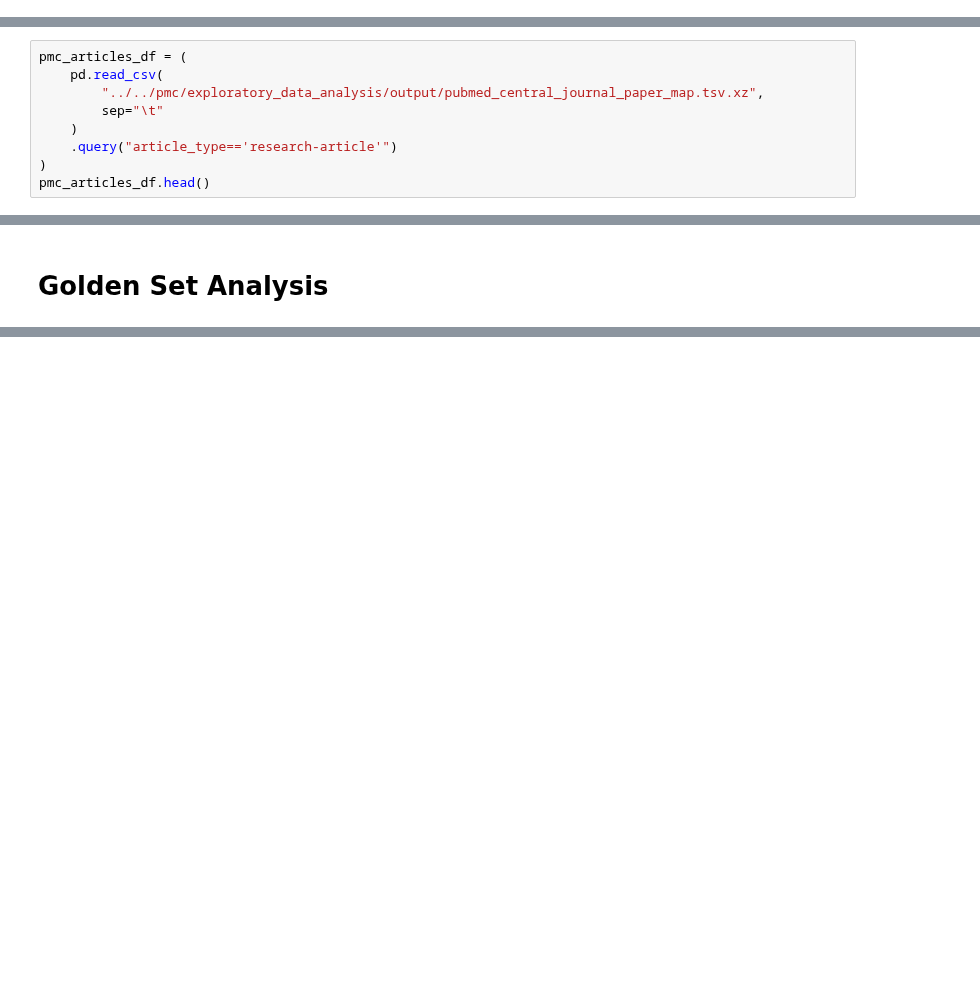
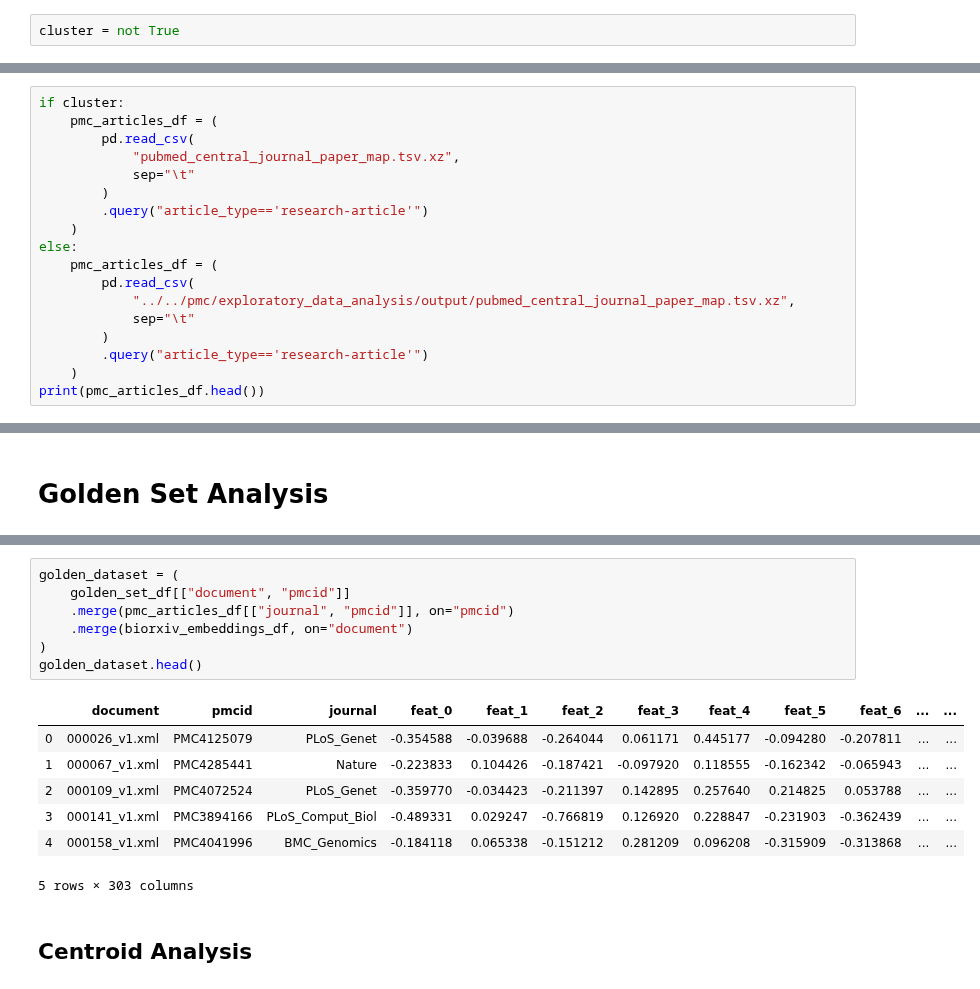
Before and after one commit to greenelab/annorxiver, a Jupyter notebook: biorxiv/journal_tracker/journal_recommendation_experiment.ipynb, the cells around one changed output, grey strips where cells are left out. Saved outputs shown, nothing was run; the diff lists cells and outputs as text; blank space fills up the shorter version.

```diff
--- a/biorxiv/journal_tracker/journal_recommendation_experiment.ipynb
+++ b/biorxiv/journal_tracker/journal_recommendation_experiment.ipynb
@@ -14,6 +16,8 @@ from sklearn.model_selection import GridSearchCV, KFold
 from sklearn.neighbors import KNeighborsClassifier
 
 from tqdm import tqdm_notebook
+# %%
+cluster = not True
 # %% [markdown]
 # Load bioRxiv Document Vectors
 # %%
@@ -60,12 +79,21 @@ golden_set_df.head()
 # %% [markdown]
 # Load Pubmed Central Document Vectors
 # %%
-pmc_articles_df = (
-    pd.read_csv(
-        "../../pmc/exploratory_data_analysis/output/pubmed_central_journal_paper_map.tsv.xz",
-        sep="\t"
+if cluster:
+    pmc_articles_df = (
+        pd.read_csv(
+            "pubmed_central_journal_paper_map.tsv.xz",
+            sep="\t"
+        )
+        .query("article_type=='research-article'")
     )
-    .query("article_type=='research-article'")
-)
-pmc_articles_df.head()
+else:
+    pmc_articles_df = (
+        pd.read_csv(
+            "../../pmc/exploratory_data_analysis/output/pubmed_central_journal_paper_map.tsv.xz",
+            sep="\t"
+        )
+        .query("article_type=='research-article'")
+    )
+print(pmc_articles_df.head())
 # %% [output]
@@ -320,0 +530,17 @@ Conclusions for this notebook:
+# %%
+golden_dataset = (
+    golden_set_df[["document", "pmcid"]]
+    .merge(pmc_articles_df[["journal", "pmcid"]], on="pmcid")
+    .merge(biorxiv_embeddings_df, on="document")
+)
+golden_dataset.head()
+# %% [output]
+|  | document | pmcid | journal | feat_0 | feat_1 | feat_2 | feat_3 | feat_4 | feat_5 | feat_6 | ... | ... |
+| 0 | 000026_v1.xml | PMC4125079 | PLoS_Genet | -0.354588 | -0.039688 | -0.264044 | 0.061171 | 0.445177 | -0.094280 | -0.207811 | ... | ... |
+| 1 | 000067_v1.xml | PMC4285441 | Nature | -0.223833 | 0.104426 | -0.187421 | -0.097920 | 0.118555 | -0.162342 | -0.065943 | ... | ... |
+| 2 | 000109_v1.xml | PMC4072524 | PLoS_Genet | -0.359770 | -0.034423 | -0.211397 | 0.142895 | 0.257640 | 0.214825 | 0.053788 | ... | ... |
+| 3 | 000141_v1.xml | PMC3894166 | PLoS_Comput_Biol | -0.489331 | 0.029247 | -0.766819 | 0.126920 | 0.228847 | -0.231903 | -0.362439 | ... | ... |
+| 4 | 000158_v1.xml | PMC4041996 | BMC_Genomics | -0.184118 | 0.065338 | -0.151212 | 0.281209 | 0.096208 | -0.315909 | -0.313868 | ... | ... |
+5 rows × 303 columns
+# %% [markdown]
+## Centroid Analysis
```
Also changed, not shown: parts of 50 cells of this notebook, 1 other file.
